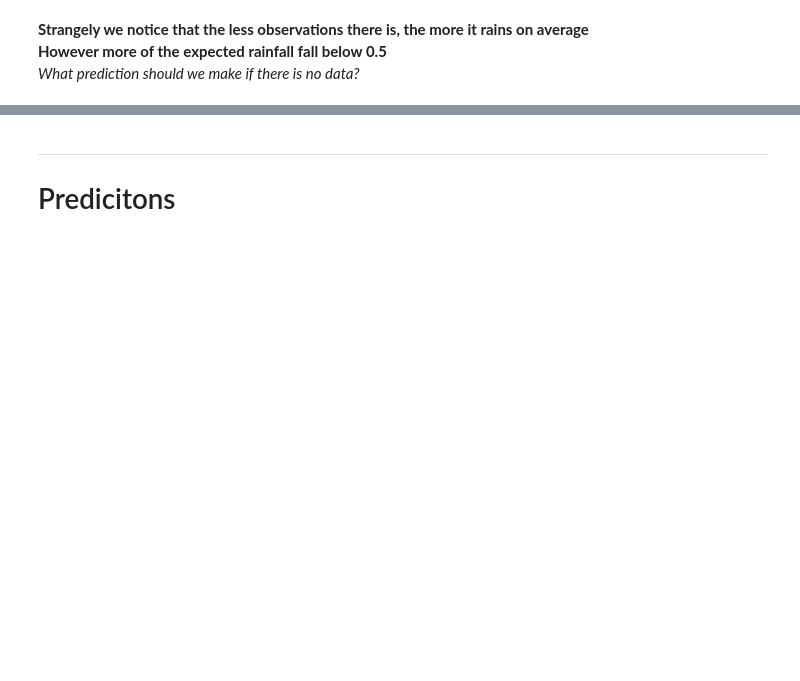
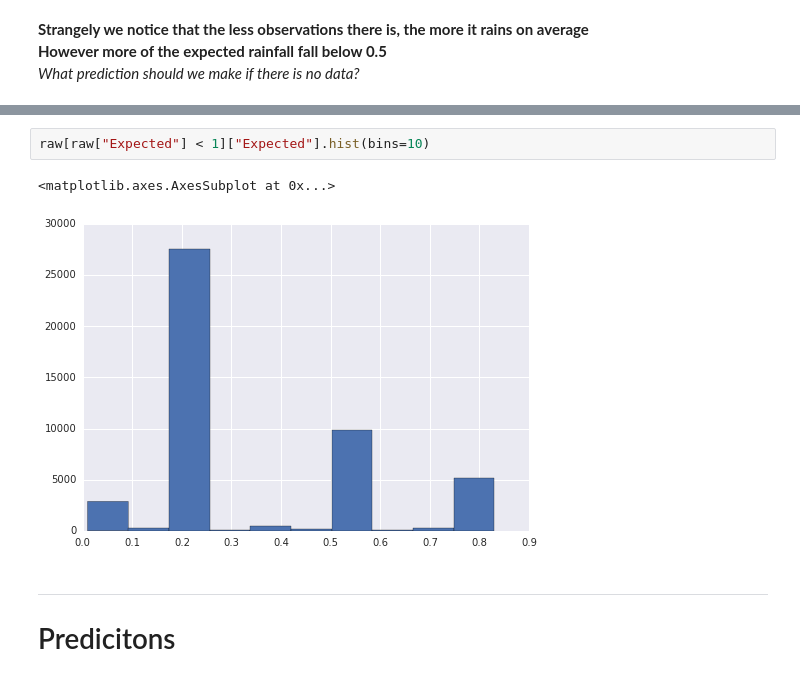
Before and after one commit to ToqueWillot/M2DAC, a Jupyter notebook: FDMS/TME3/Submit_V1.ipynb, the cells around one changed output, grey strips where cells are left out. Cells and saved outputs as stored; diff of their text form; blank space fills up the shorter version.

```diff
--- a/FDMS/TME3/Submit_V1.ipynb
+++ b/FDMS/TME3/Submit_V1.ipynb
@@ -338,3 +351,8 @@ print("%0.1f%% fully filled, %0.1f%% partly filled, %0.1f%% fully empty"
+# %%
+raw[raw["Expected"] < 1]["Expected"].hist(bins=10)
+# %% [output]
+<matplotlib.axes.AxesSubplot at 0x...>
+[figure, added]
 # %% [markdown]
 ---
 # Predicitons
```
Also changed, not shown: parts of 25 cells of this notebook, 30 other files.
